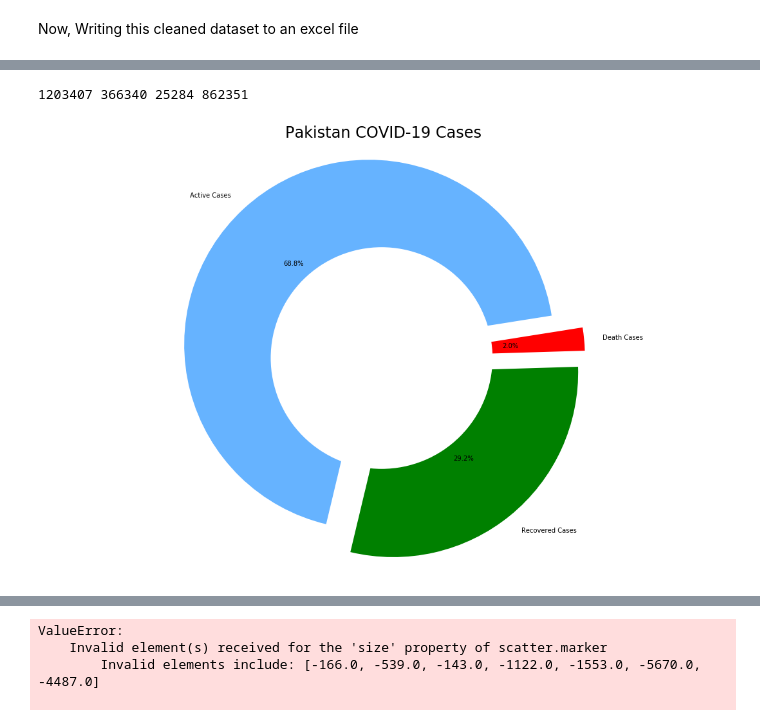
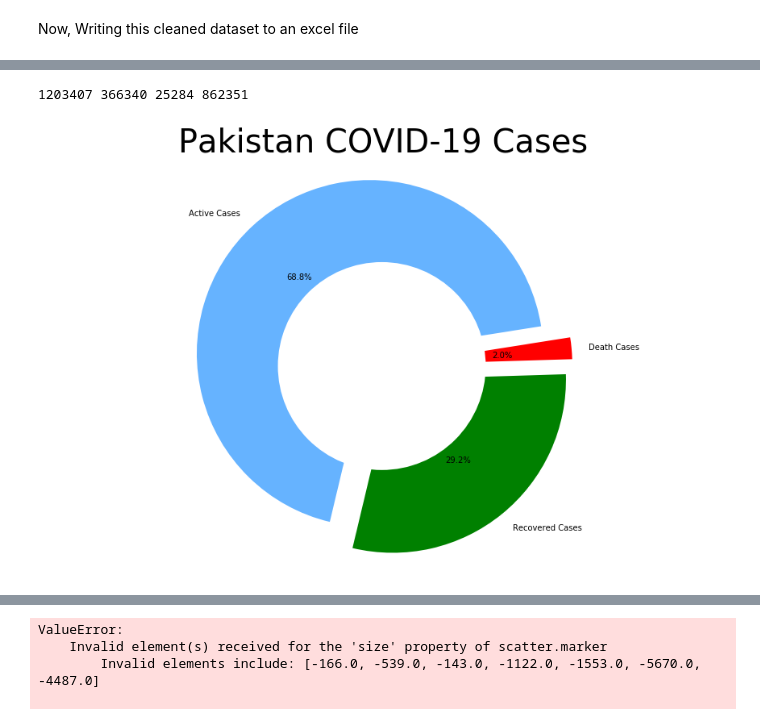
Before and after one commit to Ansa-bajwa/DS, a Jupyter notebook: DS.ipynb, the cells around one changed output, grey strips where cells are left out. Saved outputs shown, nothing was run; the diff lists cells and outputs as text; code cells hidden in the pictures.

```diff
--- a/DS.ipynb
+++ b/DS.ipynb
@@ -176,31 +176,31 @@ import matplotlib.pyplot as plt
 # %%
 confirmed = covid_data['Cumulative  Test positive'].sum()
 recovered = covid_data['Discharged'].sum()
 deaths = covid_data['Expired'].sum()
 active = confirmed - (recovered - deaths)
 
 print(confirmed, recovered, deaths, active)
 
 labels = ['Active Cases','Recovered Cases','Death Cases']
 sizes = [active,recovered,deaths]
 color= ['#66b3ff','green','red']
 explode = []
 
 for i in labels:
     explode.append(0.1)
 
-plt.figure(figsize= (15,10))
+plt.figure(figsize= (12,8))
 plt.pie(sizes, labels=labels, autopct='%3.1f%%', startangle=9, explode =explode,colors = color)
 centre_circle = plt.Circle((0,0),0.60,fc='white')
 
 fig = plt.gcf()
 fig.gca().add_artist(centre_circle)
-plt.title('Pakistan COVID-19 Cases',fontsize = 24)
+plt.title('Pakistan COVID-19 Cases',fontsize = 40)
 plt.axis('equal')
 plt.tight_layout()
 # %% [output]
 1203407 366340 25284 862351
-[figure, old version]
+[figure, new version]
 # %%
 import plotly.express as px
 import plotly.express as ex
```
Also changed, not shown: parts of 8 cells of this notebook, 1 other file.
